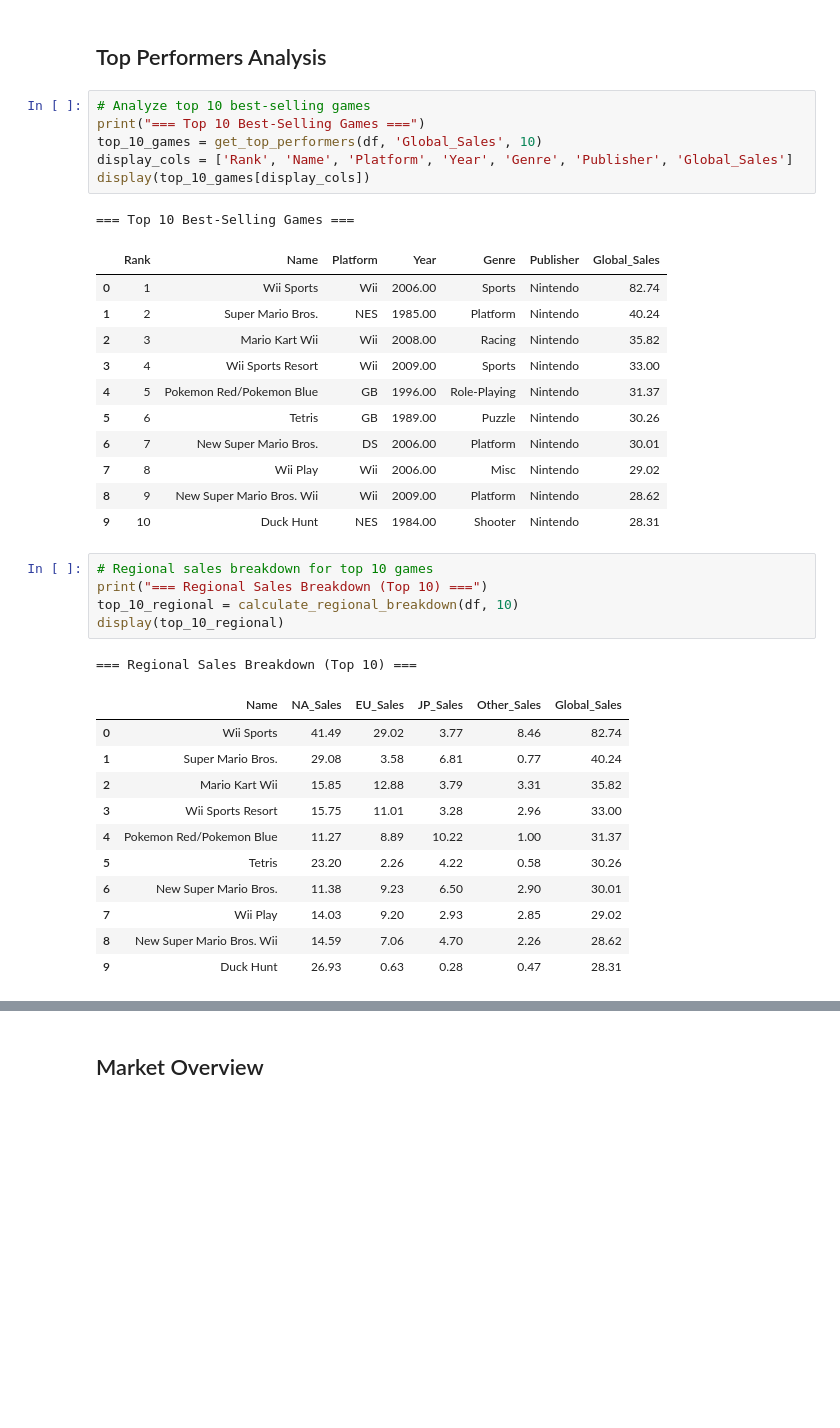
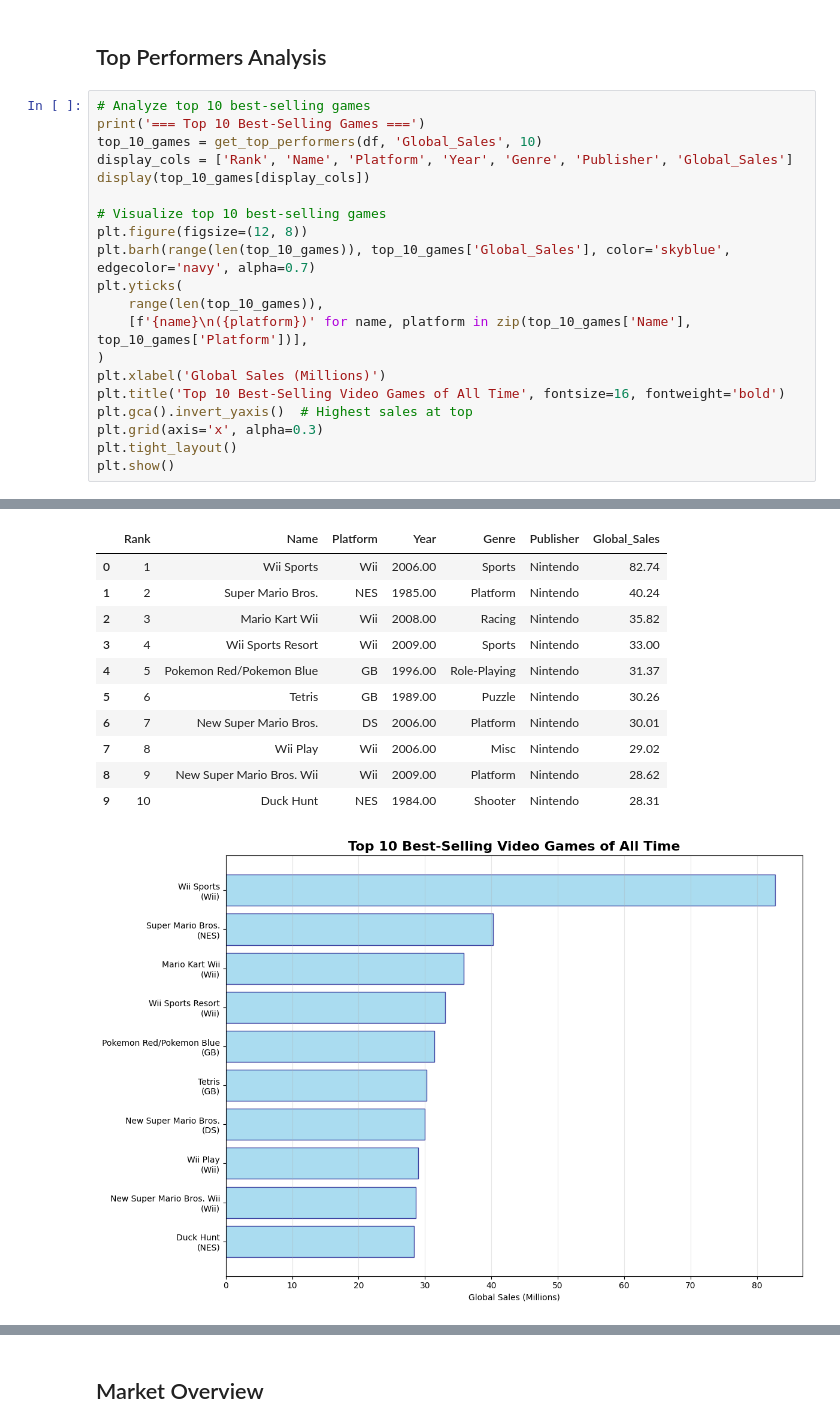
Before and after one commit to therobwhite/just-enough-python-for-datasci-course, a Jupyter notebook: code/09-agentic-ai/game-sales-analysis/game-sales-research.ipynb, the cells around one changed output, grey strips where cells are left out. Saved outputs shown, nothing was run; the diff lists cells and outputs as text; blank space fills up the shorter version.

Commit message:
Adding graphs to our game report.

```diff
--- a/code/09-agentic-ai/game-sales-analysis/game-sales-research.ipynb
+++ b/code/09-agentic-ai/game-sales-analysis/game-sales-research.ipynb
@@ -115,40 +117,24 @@ df.describe()
 | max | 16600.00 | 2020.00 | 41.49 | 29.02 | 10.22 | 10.57 | 82.74 |
 # %% [markdown]
 ## Top Performers Analysis
-# %%
-# Analyze top 10 best-selling games
-print("=== Top 10 Best-Selling Games ===")
-top_10_games = get_top_performers(df, 'Global_Sales', 10)
-display_cols = ['Rank', 'Name', 'Platform', 'Year', 'Genre', 'Publisher', 'Global_Sales']
-display(top_10_games[display_cols])
-# %% [output]
-=== Top 10 Best-Selling Games ===
-|  | Rank | Name | Platform | Year | Genre | Publisher | Global_Sales |
-| 0 | 1 | Wii Sports | Wii | 2006.00 | Sports | Nintendo | 82.74 |
-| 1 | 2 | Super Mario Bros. | NES | 1985.00 | Platform | Nintendo | 40.24 |
-| 2 | 3 | Mario Kart Wii | Wii | 2008.00 | Racing | Nintendo | 35.82 |
-| 3 | 4 | Wii Sports Resort | Wii | 2009.00 | Sports | Nintendo | 33.00 |
-| 4 | 5 | Pokemon Red/Pokemon Blue | GB | 1996.00 | Role-Playing | Nintendo | 31.37 |
-| 5 | 6 | Tetris | GB | 1989.00 | Puzzle | Nintendo | 30.26 |
-| 6 | 7 | New Super Mario Bros. | DS | 2006.00 | Platform | Nintendo | 30.01 |
-| 7 | 8 | Wii Play | Wii | 2006.00 | Misc | Nintendo | 29.02 |
-| 8 | 9 | New Super Mario Bros. Wii | Wii | 2009.00 | Platform | Nintendo | 28.62 |
-| 9 | 10 | Duck Hunt | NES | 1984.00 | Shooter | Nintendo | 28.31 |
-# %%
-# Regional sales breakdown for top 10 games
-print("=== Regional Sales Breakdown (Top 10) ===")
-top_10_regional = calculate_regional_breakdown(df, 10)
-display(top_10_regional)
-# %% [output]
-=== Regional Sales Breakdown (Top 10) ===
-|  | Name | NA_Sales | EU_Sales | JP_Sales | Other_Sales | Global_Sales |
-| 0 | Wii Sports | 41.49 | 29.02 | 3.77 | 8.46 | 82.74 |
-| 1 | Super Mario Bros. | 29.08 | 3.58 | 6.81 | 0.77 | 40.24 |
-| 2 | Mario Kart Wii | 15.85 | 12.88 | 3.79 | 3.31 | 35.82 |
-| 3 | Wii Sports Resort | 15.75 | 11.01 | 3.28 | 2.96 | 33.00 |
-| 4 | Pokemon Red/Pokemon Blue | 11.27 | 8.89 | 10.22 | 1.00 | 31.37 |
-| 5 | Tetris | 23.20 | 2.26 | 4.22 | 0.58 | 30.26 |
-| 6 | New Super Mario Bros. | 11.38 | 9.23 | 6.50 | 2.90 | 30.01 |
-| 7 | Wii Play | 14.03 | 9.20 | 2.93 | 2.85 | 29.02 |
-| 8 | New Super Mario Bros. Wii | 14.59 | 7.06 | 4.70 | 2.26 | 28.62 |
-| 9 | Duck Hunt | 26.93 | 0.63 | 0.28 | 0.47 | 28.31 |
+# %%
+# Analyze top 10 best-selling games
+print('=== Top 10 Best-Selling Games ===')
+top_10_games = get_top_performers(df, 'Global_Sales', 10)
+display_cols = ['Rank', 'Name', 'Platform', 'Year', 'Genre', 'Publisher', 'Global_Sales']
+display(top_10_games[display_cols])
+
+# Visualize top 10 best-selling games
+plt.figure(figsize=(12, 8))
+plt.barh(range(len(top_10_games)), top_10_games['Global_Sales'], color='skyblue', edgecolor='navy', alpha=0.7)
+plt.yticks(
+    range(len(top_10_games)),
+    [f'{name}\n({platform})' for name, platform in zip(top_10_games['Name'], top_10_games['Platform'])],
+)
+plt.xlabel('Global Sales (Millions)')
+plt.title('Top 10 Best-Selling Video Games of All Time', fontsize=16, fontweight='bold')
+plt.gca().invert_yaxis()  # Highest sales at top
+plt.grid(axis='x', alpha=0.3)
+plt.tight_layout()
+plt.show()
+# %% [output]
@@ -154,0 +142,12 @@ display(top_10_regional)
+|  | Rank | Name | Platform | Year | Genre | Publisher | Global_Sales |
+| 0 | 1 | Wii Sports | Wii | 2006.00 | Sports | Nintendo | 82.74 |
+| 1 | 2 | Super Mario Bros. | NES | 1985.00 | Platform | Nintendo | 40.24 |
+| 2 | 3 | Mario Kart Wii | Wii | 2008.00 | Racing | Nintendo | 35.82 |
+| 3 | 4 | Wii Sports Resort | Wii | 2009.00 | Sports | Nintendo | 33.00 |
+| 4 | 5 | Pokemon Red/Pokemon Blue | GB | 1996.00 | Role-Playing | Nintendo | 31.37 |
+| 5 | 6 | Tetris | GB | 1989.00 | Puzzle | Nintendo | 30.26 |
+| 6 | 7 | New Super Mario Bros. | DS | 2006.00 | Platform | Nintendo | 30.01 |
+| 7 | 8 | Wii Play | Wii | 2006.00 | Misc | Nintendo | 29.02 |
+| 8 | 9 | New Super Mario Bros. Wii | Wii | 2009.00 | Platform | Nintendo | 28.62 |
+| 9 | 10 | Duck Hunt | NES | 1984.00 | Shooter | Nintendo | 28.31 |
+[figure, added]
```
Also changed, not shown: parts of 21 cells of this notebook, 3 other files.
